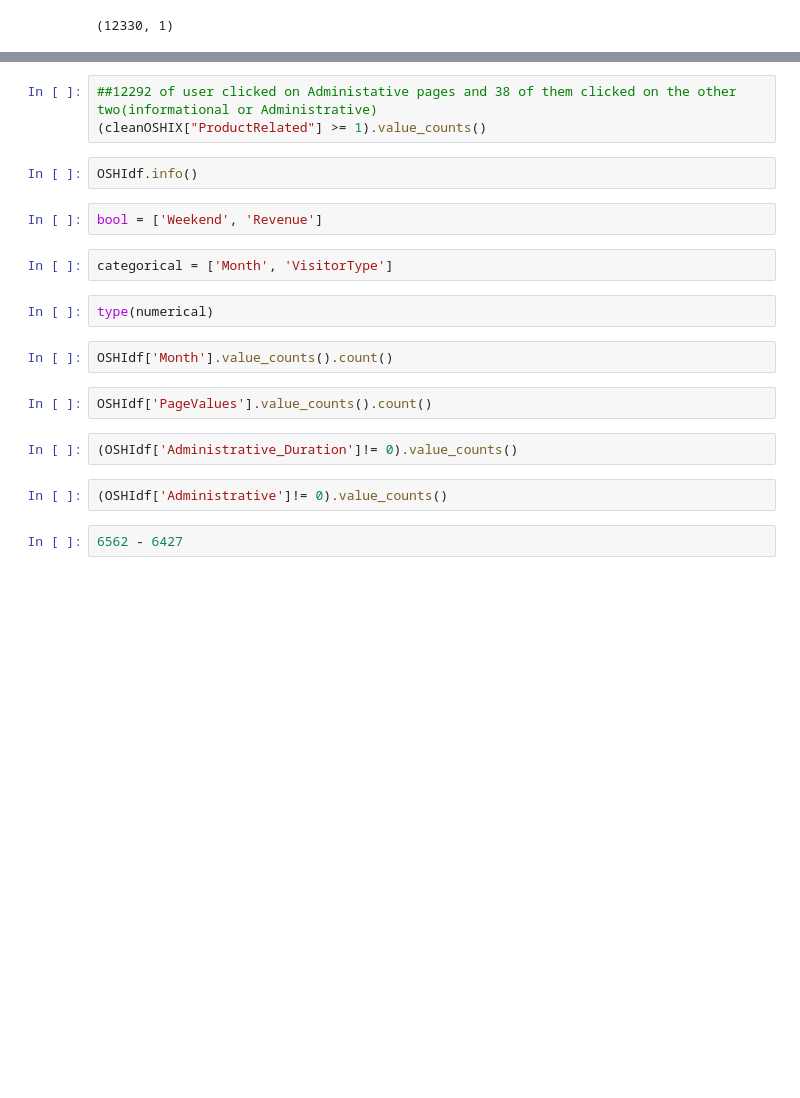
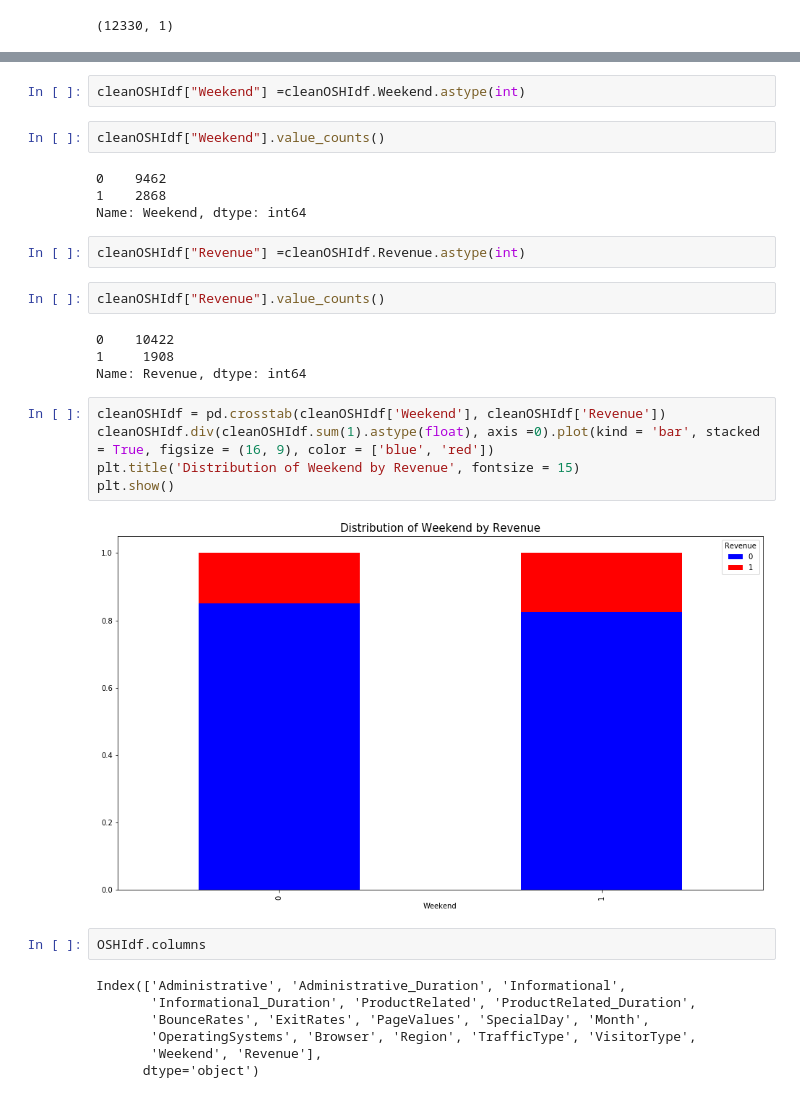
Before and after one commit to SepidehMohammadi/Capstone_python, a Jupyter notebook: Online Shoppers Purchasing Intention.ipynb, the cells around one changed output, grey strips where cells are left out. Cells and saved outputs as stored; diff of their text form; blank space fills up the shorter version.

Commit message:
more data cleaning

```diff
--- a/Online Shoppers Purchasing Intention.ipynb
+++ b/Online Shoppers Purchasing Intention.ipynb
@@ -634,22 +671,33 @@ cleanOSHIX["Administrative"].value_counts()
-# %%
-##12292 of user clicked on Administative pages and 38 of them clicked on the other two(informational or Administrative)
-(cleanOSHIX["ProductRelated"] >= 1).value_counts()
+# %%
+cleanOSHIdf["Weekend"] =cleanOSHIdf.Weekend.astype(int)
+# %%
+cleanOSHIdf["Weekend"].value_counts()
+# %% [output]
+0    9462
+1    2868
+Name: Weekend, dtype: int64
+# %%
+cleanOSHIdf["Revenue"] =cleanOSHIdf.Revenue.astype(int)
+# %%
+cleanOSHIdf["Revenue"].value_counts()
+# %% [output]
+0    10422
+1     1908
+Name: Revenue, dtype: int64
+# %%
+cleanOSHIdf = pd.crosstab(cleanOSHIdf['Weekend'], cleanOSHIdf['Revenue'])
+cleanOSHIdf.div(cleanOSHIdf.sum(1).astype(float), axis =0).plot(kind = 'bar', stacked = True, figsize = (16, 9), color = ['blue', 'red'])
+plt.title('Distribution of Weekend by Revenue', fontsize = 15)
+plt.show()
+# %% [output]
+[figure, added]
 # %%
-OSHIdf.info()
+OSHIdf.columns
+# %% [output]
+Index(['Administrative', 'Administrative_Duration', 'Informational',
+       'Informational_Duration', 'ProductRelated', 'ProductRelated_Duration',
+       'BounceRates', 'ExitRates', 'PageValues', 'SpecialDay', 'Month',
+       'OperatingSystems', 'Browser', 'Region', 'TrafficType', 'VisitorType',
+       'Weekend', 'Revenue'],
+      dtype='object')
-# %%
-bool = ['Weekend', 'Revenue']
-# %%
-categorical = ['Month', 'VisitorType']
-# %%
-type(numerical)
-# %%
-OSHIdf['Month'].value_counts().count()
-# %%
-OSHIdf['PageValues'].value_counts().count()
-# %%
-(OSHIdf['Administrative_Duration']!= 0).value_counts()
-# %%
-(OSHIdf['Administrative']!= 0).value_counts()
-# %%
-6562 - 6427
 # %%
```
Also changed, not shown: parts of 21 cells of this notebook.
